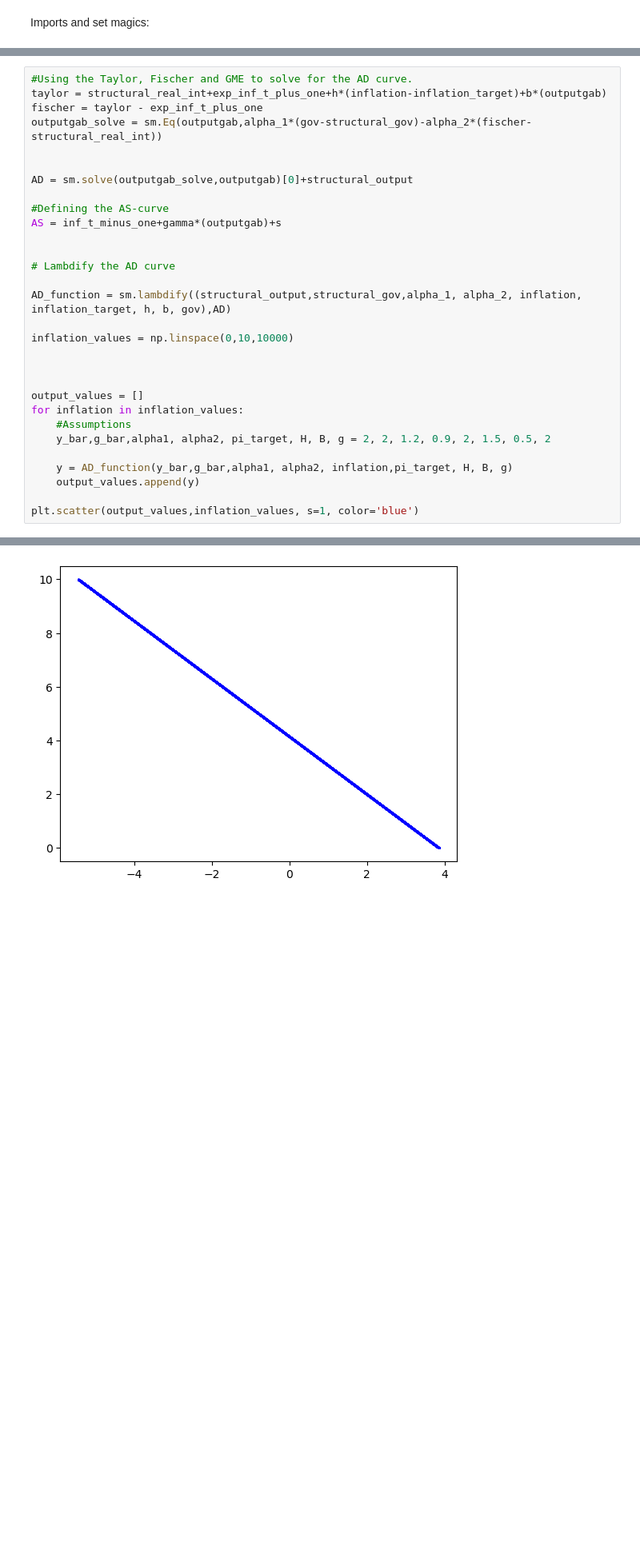
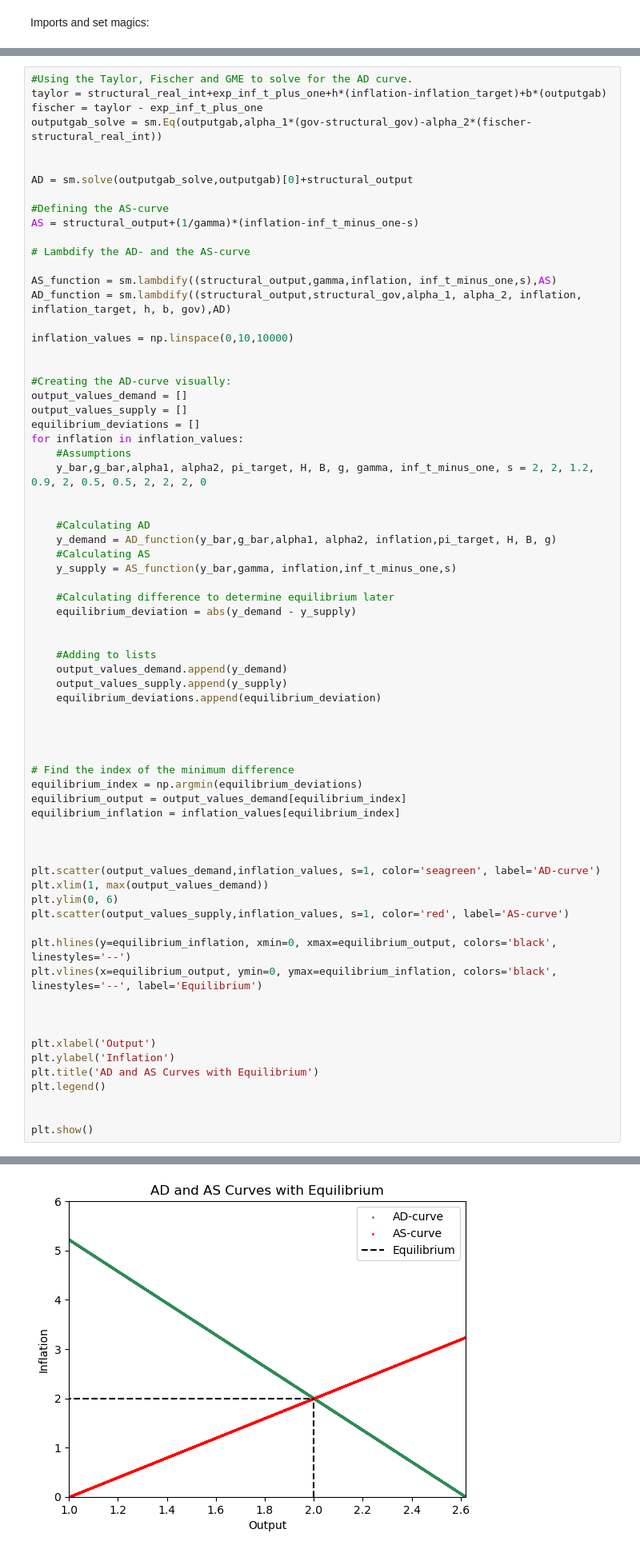
Before and after one commit to NumEconCopenhagen/projects-2024-anders-2-don-1, a Jupyter notebook: modelproject/modelproject.ipynb, the cells around one changed output, grey strips where cells are left out. Shown at 80% size. Drawn from its saved outputs; the diff is of its cells as text; blank space fills up the shorter version.

```diff
--- a/modelproject/modelproject.ipynb
+++ b/modelproject/modelproject.ipynb
@@ -90,24 +90,64 @@ outputgab_solve = sm.Eq(outputgab,alpha_1*(gov-structural_gov)-alpha_2*(fischer-
 AD = sm.solve(outputgab_solve,outputgab)[0]+structural_output
 
 #Defining the AS-curve
-AS = inf_t_minus_one+gamma*(outputgab)+s
+AS = structural_output+(1/gamma)*(inflation-inf_t_minus_one-s)
 
+# Lambdify the AD- and the AS-curve
 
-# Lambdify the AD curve
-
+AS_function = sm.lambdify((structural_output,gamma,inflation, inf_t_minus_one,s),AS)
 AD_function = sm.lambdify((structural_output,structural_gov,alpha_1, alpha_2, inflation, inflation_target, h, b, gov),AD)
 
 inflation_values = np.linspace(0,10,10000)
 
 
-
-output_values = []
+#Creating the AD-curve visually:
+output_values_demand = []
+output_values_supply = []
+equilibrium_deviations = []
 for inflation in inflation_values:
     #Assumptions
-    y_bar,g_bar,alpha1, alpha2, pi_target, H, B, g = 2, 2, 1.2, 0.9, 2, 1.5, 0.5, 2
+    y_bar,g_bar,alpha1, alpha2, pi_target, H, B, g, gamma, inf_t_minus_one, s = 2, 2, 1.2, 0.9, 2, 0.5, 0.5, 2, 2, 2, 0
 
-    y = AD_function(y_bar,g_bar,alpha1, alpha2, inflation,pi_target, H, B, g)
-    output_values.append(y)
 
-plt.scatter(output_values,inflation_values, s=1, color='blue')
+    #Calculating AD
+    y_demand = AD_function(y_bar,g_bar,alpha1, alpha2, inflation,pi_target, H, B, g)
+    #Calculating AS
+    y_supply = AS_function(y_bar,gamma, inflation,inf_t_minus_one,s)
+
+    #Calculating difference to determine equilibrium later
+    equilibrium_deviation = abs(y_demand - y_supply)
+
+
+    #Adding to lists
+    output_values_demand.append(y_demand)
+    output_values_supply.append(y_supply)
+    equilibrium_deviations.append(equilibrium_deviation)
+
+
+
+
+# Find the index of the minimum difference
+equilibrium_index = np.argmin(equilibrium_deviations)
+equilibrium_output = output_values_demand[equilibrium_index]
+equilibrium_inflation = inflation_values[equilibrium_index]
+
+
+
+plt.scatter(output_values_demand,inflation_values, s=1, color='seagreen', label='AD-curve')
+plt.xlim(1, max(output_values_demand))
+plt.ylim(0, 6)
+plt.scatter(output_values_supply,inflation_values, s=1, color='red', label='AS-curve')
+
+plt.hlines(y=equilibrium_inflation, xmin=0, xmax=equilibrium_output, colors='black', linestyles='--')
+plt.vlines(x=equilibrium_output, ymin=0, ymax=equilibrium_inflation, colors='black', linestyles='--', label='Equilibrium')
+
+
+
+plt.xlabel('Output')
+plt.ylabel('Inflation')
+plt.title('AD and AS Curves with Equilibrium')
+plt.legend()
+
+
+plt.show()
 # %% [output]
@@ -115 +154 @@ plt.scatter(output_values,inflation_values, s=1, color='blue')
-[figure, old version]
+[figure, new version]
```
Also changed, not shown: parts of 3 cells of this notebook.
